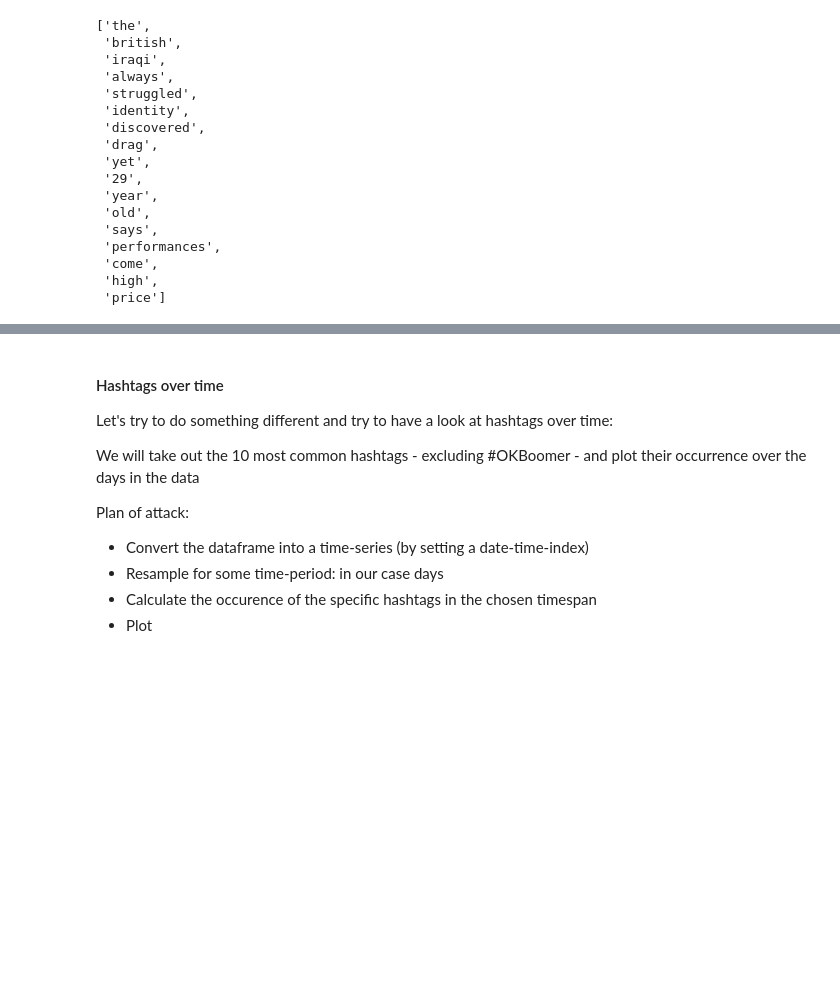
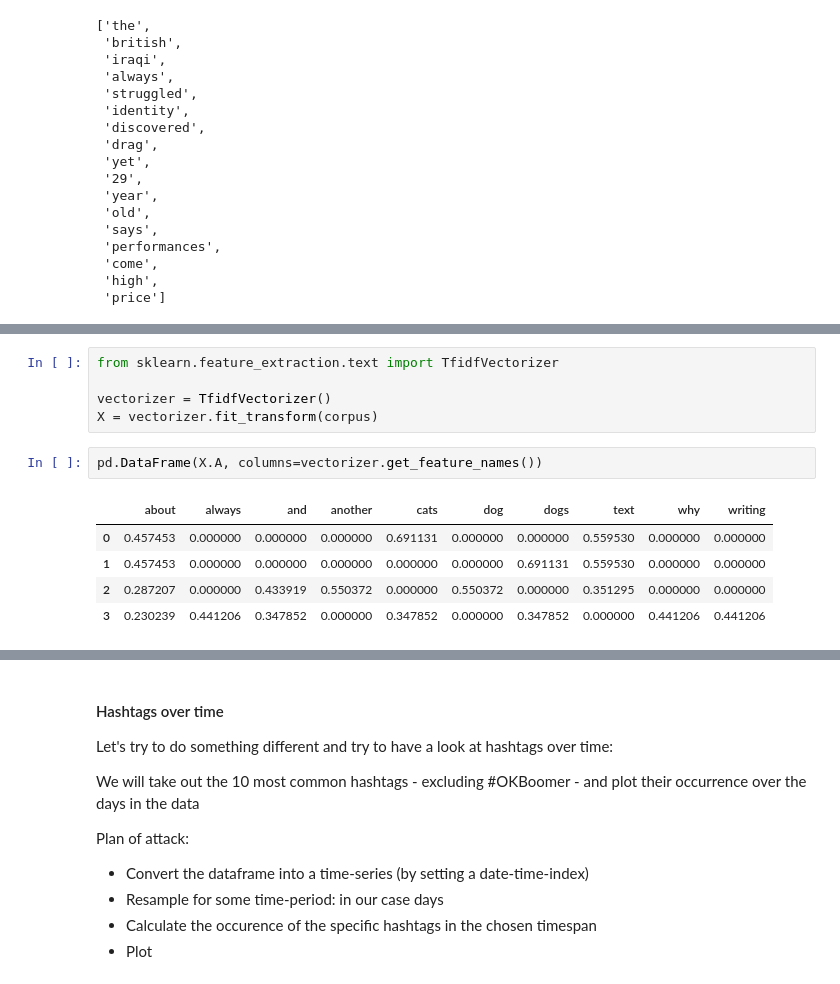
Before and after one commit to RJuro/nlp-intro-cuny, a Jupyter notebook: notebooks/Intro_NLP_PDW.ipynb, the cells around one changed output, grey strips where cells are left out. Saved outputs shown, nothing was run; the diff lists cells and outputs as text; blank space fills up the shorter version.

```diff
--- a/notebooks/Intro_NLP_PDW.ipynb
+++ b/notebooks/Intro_NLP_PDW.ipynb
@@ -231,0 +286,13 @@ stop_words = set(stopwords.words('english'))
+# %%
+from sklearn.feature_extraction.text import TfidfVectorizer
+
+vectorizer = TfidfVectorizer()
+X = vectorizer.fit_transform(corpus)
+# %%
+pd.DataFrame(X.A, columns=vectorizer.get_feature_names())
+# %% [output]
+|  | about | always | and | another | cats | dog | dogs | text | why | writing |
+| 0 | 0.457453 | 0.000000 | 0.000000 | 0.000000 | 0.691131 | 0.000000 | 0.000000 | 0.559530 | 0.000000 | 0.000000 |
+| 1 | 0.457453 | 0.000000 | 0.000000 | 0.000000 | 0.000000 | 0.000000 | 0.691131 | 0.559530 | 0.000000 | 0.000000 |
+| 2 | 0.287207 | 0.000000 | 0.433919 | 0.550372 | 0.000000 | 0.550372 | 0.000000 | 0.351295 | 0.000000 | 0.000000 |
+| 3 | 0.230239 | 0.441206 | 0.347852 | 0.000000 | 0.347852 | 0.000000 | 0.347852 | 0.000000 | 0.441206 | 0.441206 |
```
Also changed, not shown: parts of 17 cells of this notebook.
